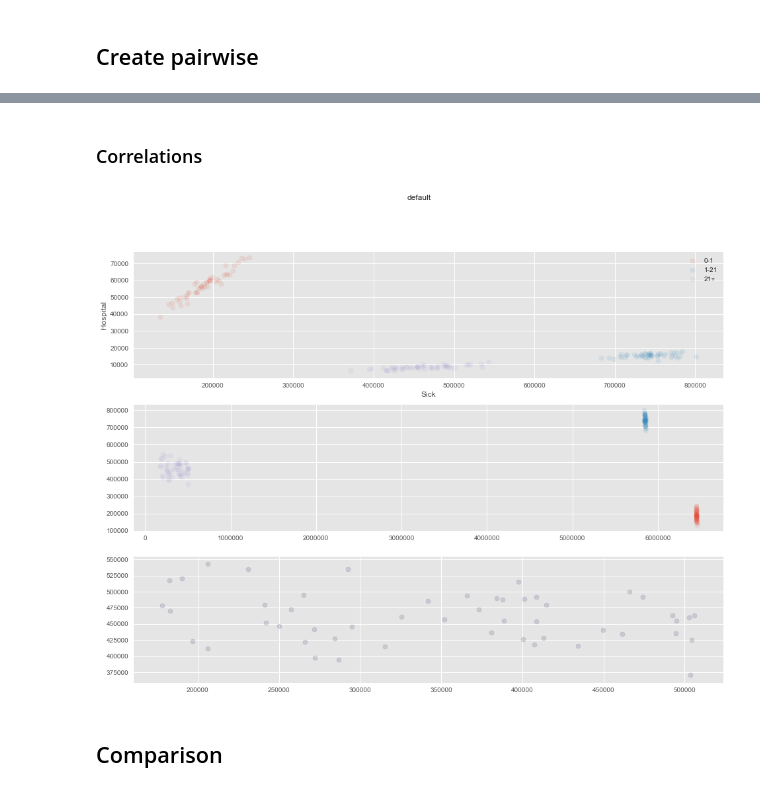
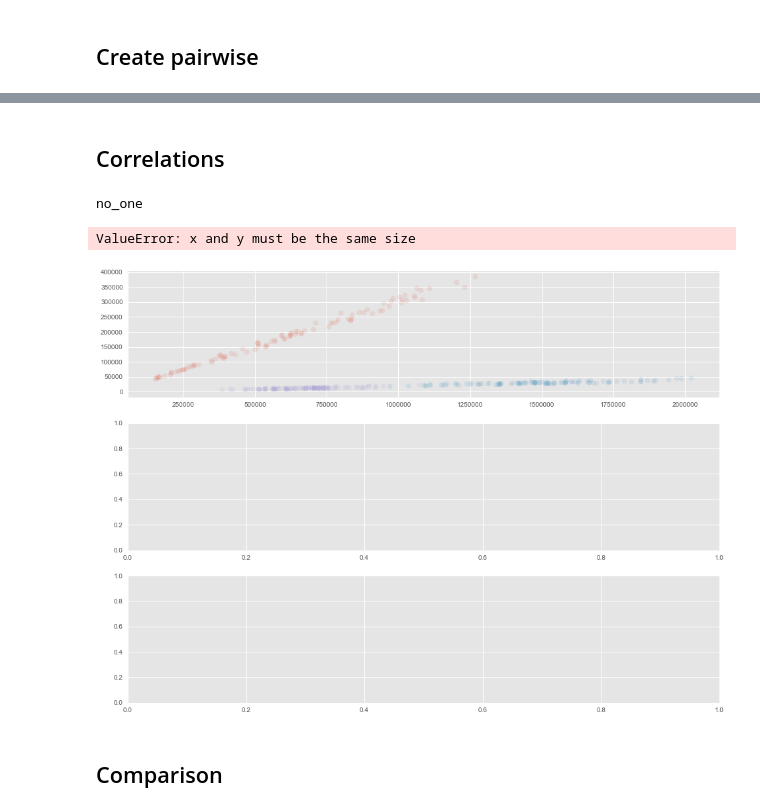
Before and after one commit to DeanLa/pertussis_model, a Jupyter notebook: _3_Simulation.ipynb, the cells around one changed output, grey strips where cells are left out. Saved outputs shown, nothing was run; the diff lists cells and outputs as text; code cells hidden in the pictures.

```diff
--- a/_3_Simulation.ipynb
+++ b/_3_Simulation.ipynb
@@ -126,0 +115,9 @@ dict_keys(['start', 'end', 'pregnant_coverage', 'policies', 'name', 'p', 'subset
+# %%
+#load simulation
+simulation = load_mcmc('./simulations/rho-60-36k.pkl')
+mcmc = simulation['mcmc']
+print(simulation['name'])
+print(len(simulation['p']))
+print(mcmc['name'])
+print(len(mcmc['chain']))
+print(mcmc['tally'])
@@ -133,3 +151,3 @@ len(simulation['policies'][0]['sick'])
 # %%
-simulate_future(simulation, 50)
+simulate_future(simulation, 100)
 # %% [output]
@@ -179,0 +187,10 @@ for i, metric in enumerate(metric_names): # i - i is ax row: result type
+# %%
+fig, axs = plt.subplots(int(np.ceil(len(simulation['policies'])/4)),4, figsize=(16,9))
+axs = np.concatenate(axs)
+cover = np.array(simulation['pregnant_coverage'])
+sick_kids = np.array(policies[0]['sick'])[:,0]
+for i in range(simulation['n_policies']):
+    policy = policies[i]
+    ax = axs[i]
+    ax.set_title(policy['name'])
+    ax.scatter(cover, np.array(policy['sick'])[:,0])
@@ -179,0 +199,4 @@ for i, metric in enumerate(metric_names): # i - i is ax row: result type
+# %%
+fig, ax = plt.subplots(len(policies), figsize=(16,16))
+for i, policy in enumerate(policies):
+    ax[i].scatter(simulation['pregnant_coverage'], np.array(policy['sick']).sum(axis=1), alpha=0.8)
@@ -180,19 +205,24 @@ for i, metric in enumerate(metric_names): # i - i is ax row: result type
 # %% [markdown]
-### Correlations
+## Correlations
 # %%
 fig, ax = plt.subplots(3,figsize=(16,12))
-policy = policies[0]
+policy = policies[2]
+print (policy['name'])
 for i in range(3):
     ax[0].scatter(np.array(policy['sick'])[:,i], np.array(policy['hospital'])[:,i], label=age_names[i], alpha=0.1)
-    ax[1].scatter(np.array(policy['vaccines'])[:,i], np.array(policy['sick'])[:,i], label=age_names[i], alpha=0.1)
-    ax[2].scatter(np.array(policy['vaccines'])[:,2], np.array(policy['sick'])[:,2], label=age_names[i], alpha=0.1)
+#     ax[1].scatter(np.array(policy['vaccines'])[:,i], np.array(policy['sick'])[:,i], label=age_names[i], alpha=0.1)
+#     ax[2].scatter(np.array(policy['vaccines'])[:,2], np.array(policy['sick'])[:,2], label=age_names[i], alpha=0.1)
+ax[1].scatter(simulation['pregnant_coverage'], np.array(policy['sick'])[:,2], label=age_names[i], alpha=0.5)
+simulation['pregnant_coverage']
 ax[0].set_xlabel('Sick')
 ax[0].set_ylabel('Hospital')
 fig.suptitle(policy['name'])
 ax[0].legend()
 plt.show()
 # %% [output]
+no_one
+ValueError: x and y must be the same size
-[figure, old version]
+[figure, new version]
 # %%
 fontdict={'fontsize':12}
 # %%
```
Also changed, not shown: parts of 34 cells of this notebook, 9 other files.
